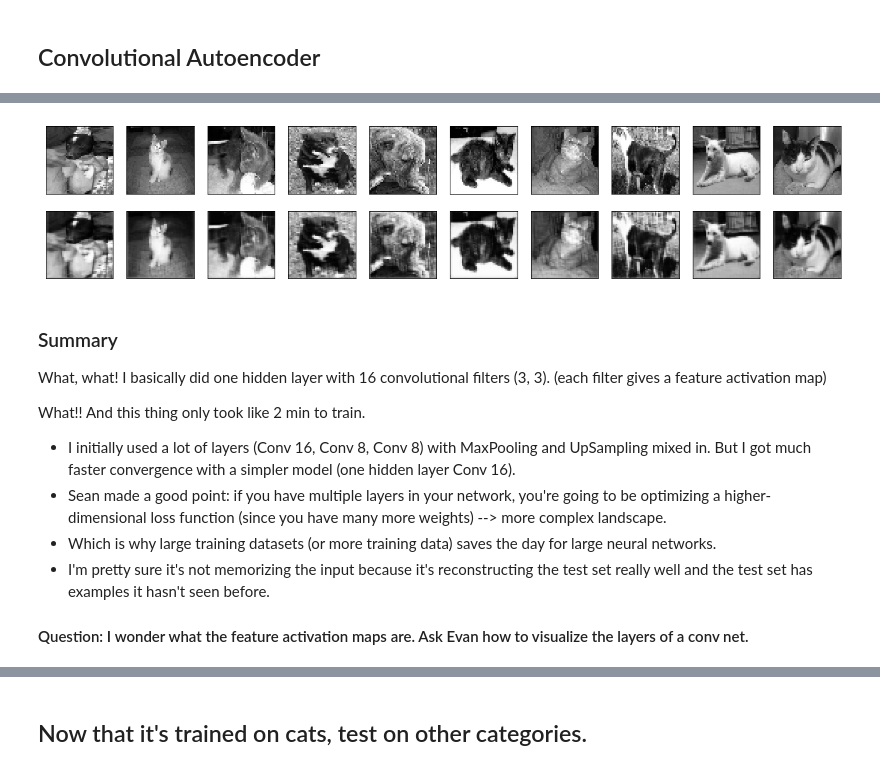
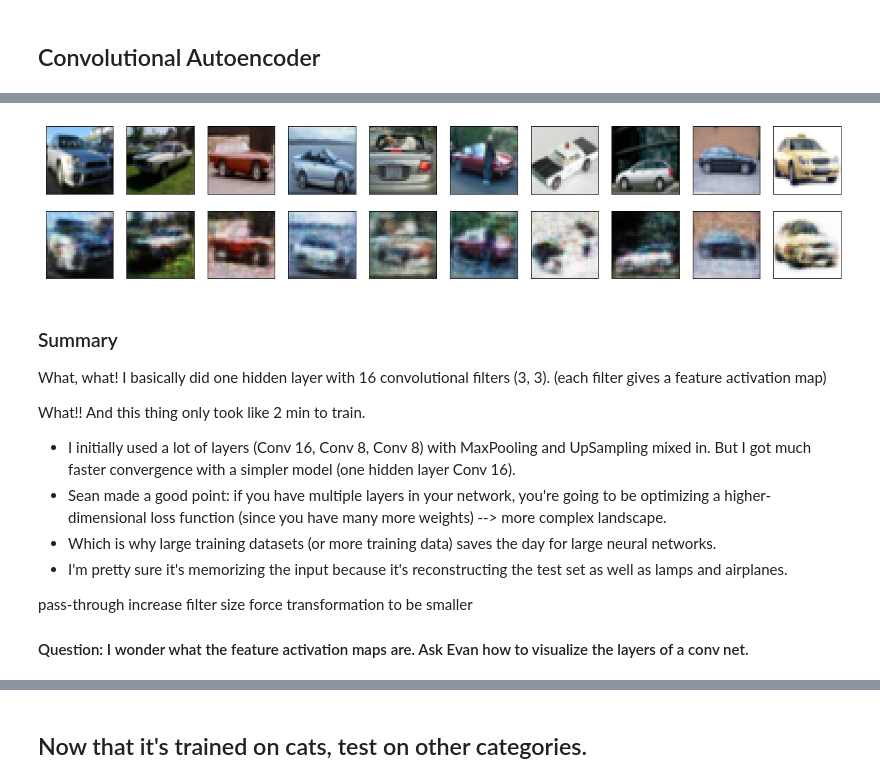
Before and after one commit to vwrj/cat-autoencoder, a Jupyter notebook: ae.ipynb, the cells around one changed output, grey strips where cells are left out. Drawn from its saved outputs; the diff is of its cells as text; code cells hidden in the pictures.

Commit message:
Car Autoencoder works!
Fills in windows for convertible

```diff
--- a/ae.ipynb
+++ b/ae.ipynb
@@ -8,7 +8,7 @@ An autoencoder is a neural network that maps an input to itself. In other words,
 
 The trick is that its hidden layers are constrained. They're smaller than the size of the input. So if you have a 784-pixel image of a dog, your hidden layers would have a size like 32 or 64. So the autoencoder works exactly like a neural network in that it generates features. But the autoencoder has to learn how to best reconstruct the input from a compressed feature space (32 or 64 compared to 784-dimensional input). So they're useful for finding the best possible compression of the input and lose as little information as possible.
 # %%
-from keras.layers import Input, Dense, Conv2D, MaxPooling2D, UpSampling2D
+from keras.layers import Input, Dense, Conv2D, Conv3D, MaxPooling2D, UpSampling2D, Flatten
 from keras.models import Model, load_model
 from keras.datasets import mnist, cifar10
 import numpy as np
@@ -16,9 +16,9 @@ import matplotlib.pyplot as plt
 import os
 import cv2
 
-TRAIN_DIR = 'images/train'
-TEST_DIR = 'images/test'
-IMG_SIZE = 50
+TRAIN_DIR = '/Users/vwr/images/train'
+TEST_DIR = '/Users/vwr/images/test'
+IMG_SIZE = 32
 # %% [markdown]
 ### Training Data
 # %%
@@ -369,6 +375,0 @@ autoencoder.compile(optimizer='adam', loss='binary_crossentropy')
-# %%
-autoencoder.fit(cat_train_noisy, cat_train,
-                epochs=12,
-                batch_size=256,
-                shuffle=True,
-                )
@@ -393,0 +434,13 @@ Epoch 12/12
+# %%
+nRows = x_train.shape[0]
+x_train = x_train.reshape(nRows, IMG_SIZE, IMG_SIZE, 3)
+nRows = x_test.shape[0]
+x_test = x_test.reshape(nRows, IMG_SIZE, IMG_SIZE, 3)
+nRows = cat_train_noisy.shape[0]
+cat_train_noisy = cat_train_noisy.reshape(nRows, IMG_SIZE, IMG_SIZE, 1)
+
+autoencoder.fit(x_train, x_train,
+                epochs=20,
+                batch_size=256,
+                shuffle=True,
+                )
@@ -408,29 +481,30 @@ else:
                 batch_size=256,
                 shuffle=True,
                 )
+# %%
+cat_test = cat_test.reshape(cat_test.shape[0], IMG_SIZE, IMG_SIZE, 1)
+decoded_imgs = autoencoder.predict(x_test)
 # %%
-cat_test = cat_test.reshape(cat_test.shape[0], IMG_SIZE, IMG_SIZE, 1)
-decoded_imgs = autoencoder.predict(cat_test)
-
 n = 10  # how many digits we will display
 plt.figure(figsize=(20, 4))
 for i in range(n):
+    index = i + 180
     # display original
     ax = plt.subplot(2, n, i + 1)
-    plt.imshow(cat_test[i].reshape(IMG_SIZE, IMG_SIZE))
+    plt.imshow(x_test[index].reshape(IMG_SIZE, IMG_SIZE, 3))
     plt.gray()
     ax.get_xaxis().set_visible(False)
     ax.get_yaxis().set_visible(False)
 
     # display reconstruction
     ax = plt.subplot(2, n, i + 1 + n)
-    plt.imshow(decoded_imgs[i].reshape(IMG_SIZE, IMG_SIZE))
+    plt.imshow(decoded_imgs[index].reshape(IMG_SIZE, IMG_SIZE, 3))
     plt.gray()
     ax.get_xaxis().set_visible(False)
     ax.get_yaxis().set_visible(False)
 plt.show()
 # %% [output]
-[figure, old version]
+[figure, new version]
 # %% [markdown]
 ### Summary
 
@@ -443,6 +517,8 @@ What!! And this thing only took like 2 min to train.
 * I initially used a lot of layers (Conv 16, Conv 8, Conv 8) with MaxPooling and UpSampling mixed in. But I got much faster convergence with a simpler model (one hidden layer Conv 16).
 * Sean made a good point: if you have multiple layers in your network, you're going to be optimizing a higher-dimensional loss function (since you have many more weights) --> more complex landscape.
 * Which is why large training datasets (or more training data) saves the day for large neural networks.
-* I'm pretty sure it's not memorizing the input because it's reconstructing the test set really well and the test set has examples it hasn't seen before.
+* I'm pretty sure it's memorizing the input because it's reconstructing the test set as well as lamps and airplanes.
 
+pass-through
+increase filter size force transformation to be smaller
 #### Question: I wonder what the feature activation maps are. Ask Evan how to visualize the layers of a conv net.
```
Also changed, not shown: parts of 18 cells of this notebook, 1 other file.
